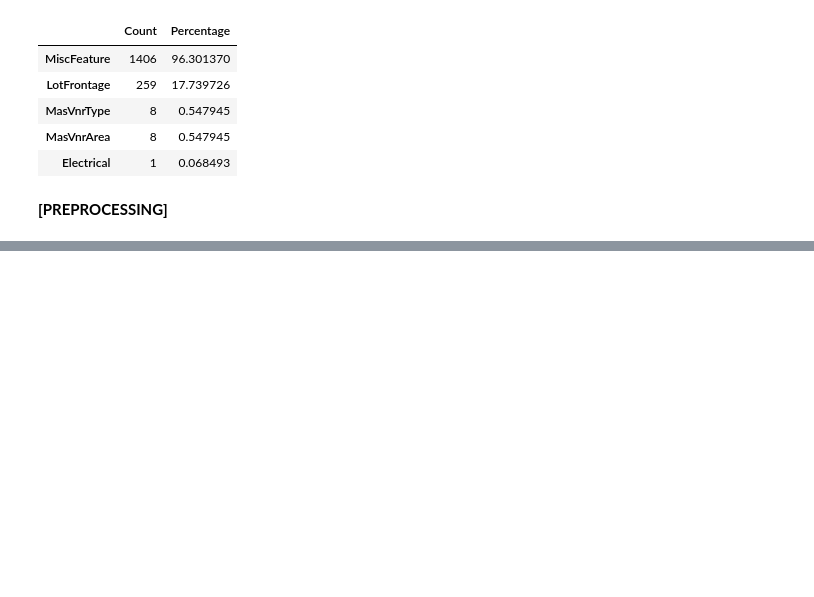
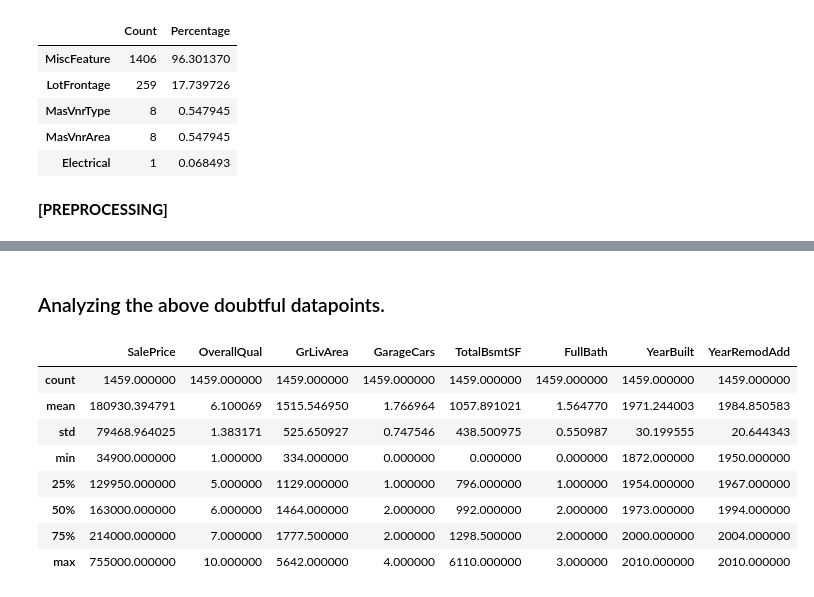
Before and after one commit to ParthikB/Kaggle, a Jupyter notebook: house_pricing/eda+fe.ipynb, the cells around one changed output, grey strips where cells are left out. Drawn from its saved outputs; the diff is of its cells as text; code cells hidden in the pictures; blank space fills up the shorter version.

```diff
--- a/house_pricing/eda+fe.ipynb
+++ b/house_pricing/eda+fe.ipynb
@@ -212,0 +245,14 @@ data.dropna(how='any', subset=['Electrical'], inplace=True)
+# %% [markdown]
+### Analyzing the above doubtful datapoints.
+# %%
+data[top_corr_features].describe()
+# %% [output]
+|  | SalePrice | OverallQual | GrLivArea | GarageCars | TotalBsmtSF | FullBath | YearBuilt | YearRemodAdd |
+| count | 1459.000000 | 1459.000000 | 1459.000000 | 1459.000000 | 1459.000000 | 1459.000000 | 1459.000000 | 1459.000000 |
+| mean | 180930.394791 | 6.100069 | 1515.546950 | 1.766964 | 1057.891021 | 1.564770 | 1971.244003 | 1984.850583 |
+| std | 79468.964025 | 1.383171 | 525.650927 | 0.747546 | 438.500975 | 0.550987 | 30.199555 | 20.644343 |
+| min | 34900.000000 | 1.000000 | 334.000000 | 0.000000 | 0.000000 | 0.000000 | 1872.000000 | 1950.000000 |
+| 25% | 129950.000000 | 5.000000 | 1129.000000 | 1.000000 | 796.000000 | 1.000000 | 1954.000000 | 1967.000000 |
+| 50% | 163000.000000 | 6.000000 | 1464.000000 | 2.000000 | 992.000000 | 2.000000 | 1973.000000 | 1994.000000 |
+| 75% | 214000.000000 | 7.000000 | 1777.500000 | 2.000000 | 1298.500000 | 2.000000 | 2000.000000 | 2004.000000 |
+| max | 755000.000000 | 10.000000 | 5642.000000 | 4.000000 | 6110.000000 | 3.000000 | 2010.000000 | 2010.000000 |
```
Also changed, not shown: parts of 15 cells of this notebook.
